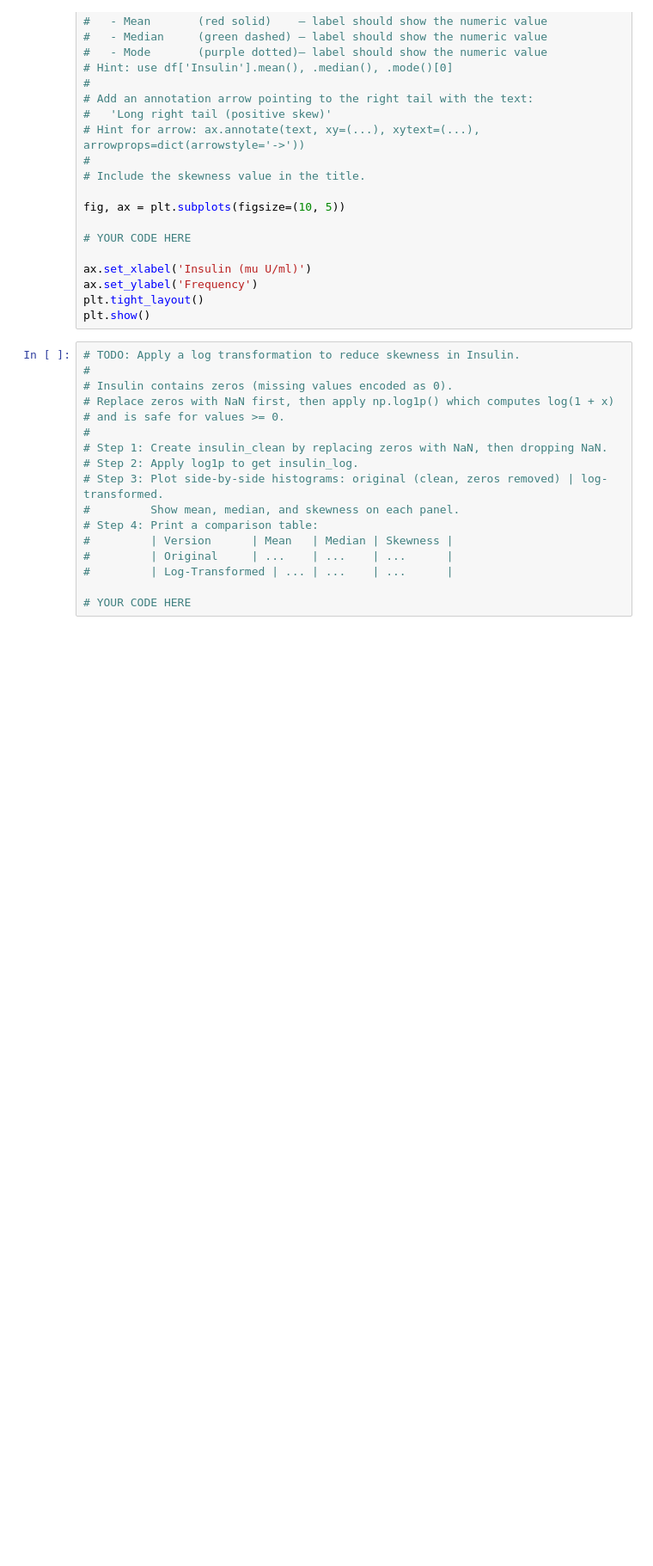
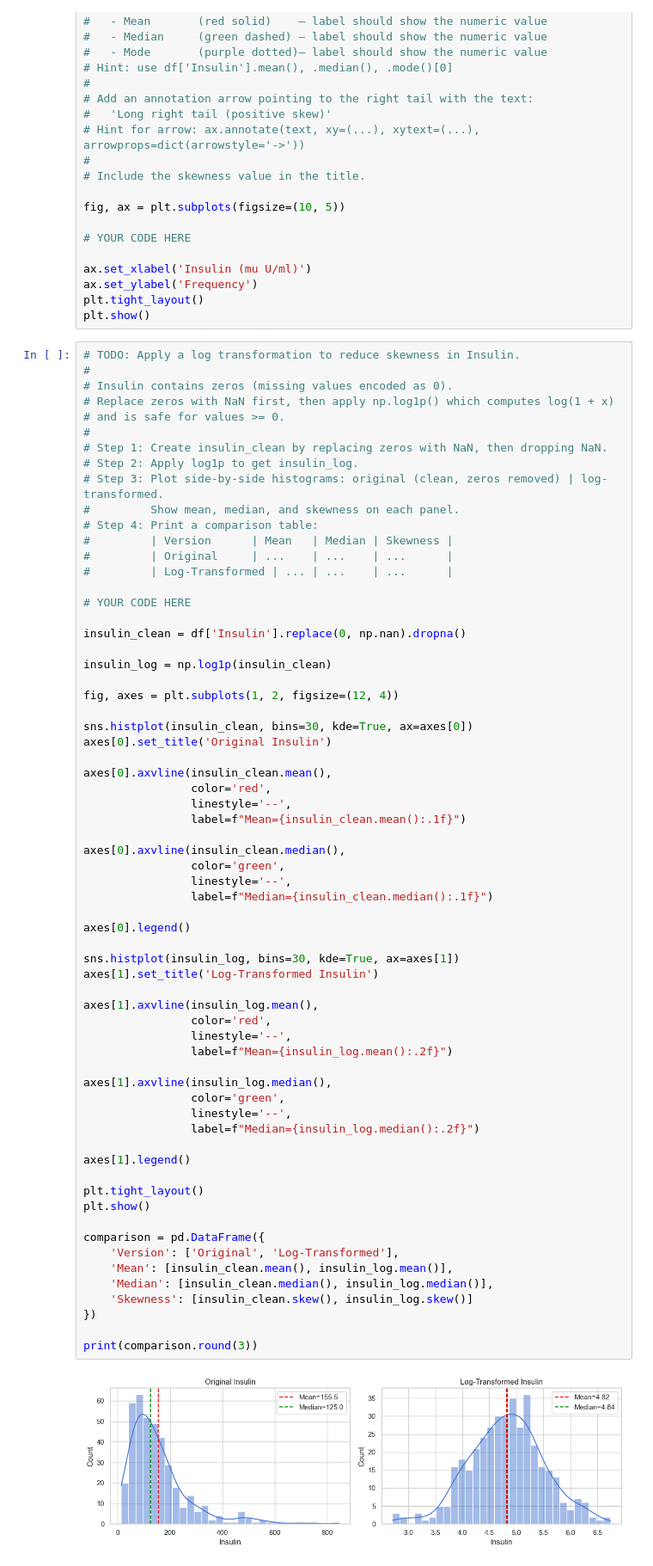
Before and after one commit to fredizenn/Statistics-and-Machine-Learning, a Jupyter notebook: Week-1/Lab-Assignments/module_d.ipynb, the cells around one changed output. Shown at 86% size. Drawn from its saved outputs; the diff is of its cells as text; blank space fills up the shorter version.

```diff
--- a/Week-1/Lab-Assignments/module_d.ipynb
+++ b/Week-1/Lab-Assignments/module_d.ipynb
@@ -308,17 +322,67 @@ plt.show()
 # %%
 # TODO: Apply a log transformation to reduce skewness in Insulin.
 #
 # Insulin contains zeros (missing values encoded as 0).
 # Replace zeros with NaN first, then apply np.log1p() which computes log(1 + x)
 # and is safe for values >= 0.
 #
 # Step 1: Create insulin_clean by replacing zeros with NaN, then dropping NaN.
 # Step 2: Apply log1p to get insulin_log.
 # Step 3: Plot side-by-side histograms: original (clean, zeros removed) | log-transformed.
 #         Show mean, median, and skewness on each panel.
 # Step 4: Print a comparison table:
 #         | Version      | Mean   | Median | Skewness |
 #         | Original     | ...    | ...    | ...      |
 #         | Log-Transformed | ... | ...    | ...      |
 
 # YOUR CODE HERE
+
+insulin_clean = df['Insulin'].replace(0, np.nan).dropna()
+
+insulin_log = np.log1p(insulin_clean)
+
+fig, axes = plt.subplots(1, 2, figsize=(12, 4))
+
+sns.histplot(insulin_clean, bins=30, kde=True, ax=axes[0])
+axes[0].set_title('Original Insulin')
+
+axes[0].axvline(insulin_clean.mean(),
+                color='red',
+                linestyle='--',
+                label=f"Mean={insulin_clean.mean():.1f}")
+
+axes[0].axvline(insulin_clean.median(),
+                color='green',
+                linestyle='--',
+                label=f"Median={insulin_clean.median():.1f}")
+
+axes[0].legend()
+
+sns.histplot(insulin_log, bins=30, kde=True, ax=axes[1])
+axes[1].set_title('Log-Transformed Insulin')
+
+axes[1].axvline(insulin_log.mean(),
+                color='red',
+                linestyle='--',
+                label=f"Mean={insulin_log.mean():.2f}")
+
+axes[1].axvline(insulin_log.median(),
+                color='green',
+                linestyle='--',
+                label=f"Median={insulin_log.median():.2f}")
+
+axes[1].legend()
+
+plt.tight_layout()
+plt.show()
+
+comparison = pd.DataFrame({
+    'Version': ['Original', 'Log-Transformed'],
+    'Mean': [insulin_clean.mean(), insulin_log.mean()],
+    'Median': [insulin_clean.median(), insulin_log.median()],
+    'Skewness': [insulin_clean.skew(), insulin_log.skew()]
+})
+
+print(comparison.round(3))
+# %% [output]
+[figure, added]
```
Also changed, not shown: parts of 6 cells of this notebook.
